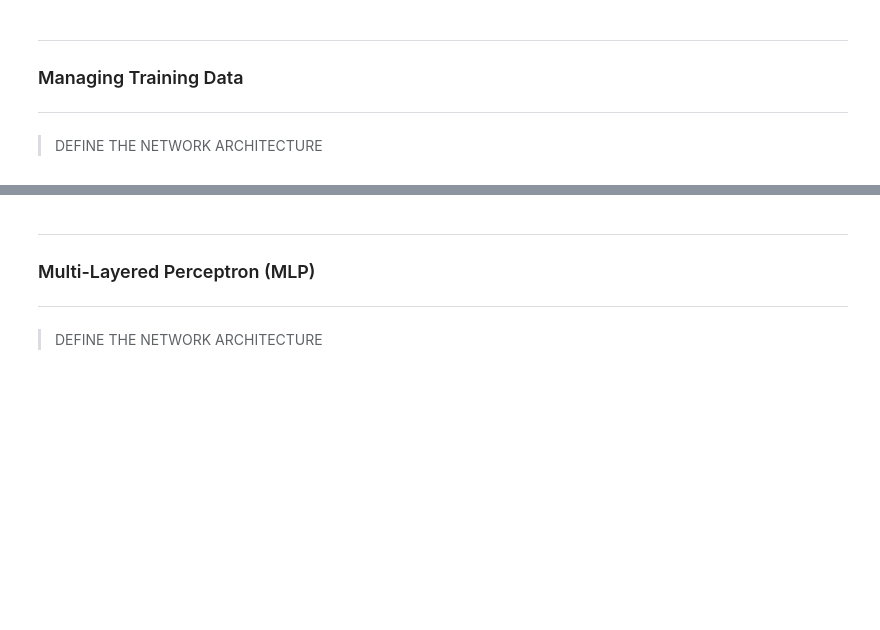
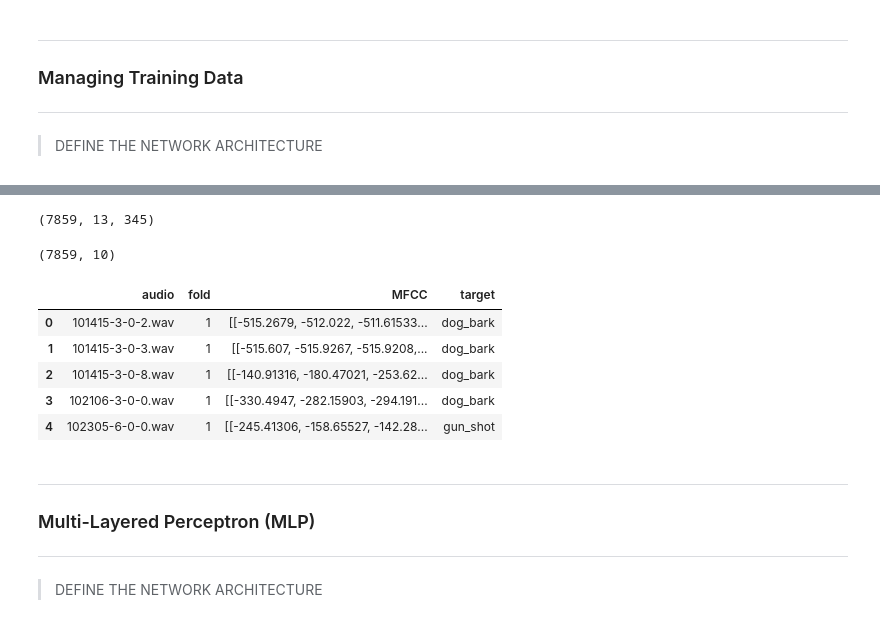
Before and after one commit to EstevesX10/ML2-Urban-Sound-Classification, a Jupyter notebook: Urban-Sound-Classification/UrbanSoundClassification.ipynb, the cells around one changed output, grey strips where cells are left out. Drawn from its saved outputs; the diff is of its cells as text; code cells hidden in the pictures; blank space fills up the shorter version.

```diff
--- a/Urban-Sound-Classification/UrbanSoundClassification.ipynb
+++ b/Urban-Sound-Classification/UrbanSoundClassification.ipynb
@@ -469,3 +461,21 @@ array([[0., 0., 0., ..., 0., 0., 0.],
+# %%
+X_train.shape
+# %% [output]
+(7859, 13, 345)
+# %%
+y_train.shape
+# %% [output]
+(7859, 10)
+# %%
+x = pd.read_pickle(pathsConfig['Datasets'][f'Fold-{1}']['Raw-MFCCs-Feature'])
+x.head()
+# %% [output]
+|  | audio | fold | MFCC | target |
+| 0 | 101415-3-0-2.wav | 1 | [[-515.2679, -512.022, -511.61533... | dog_bark |
+| 1 | 101415-3-0-3.wav | 1 | [[-515.607, -515.9267, -515.9208,... | dog_bark |
+| 2 | 101415-3-0-8.wav | 1 | [[-140.91316, -180.47021, -253.62... | dog_bark |
+| 3 | 102106-3-0-0.wav | 1 | [[-330.4947, -282.15903, -294.191... | dog_bark |
+| 4 | 102305-6-0-0.wav | 1 | [[-245.41306, -158.65527, -142.28... | gun_shot |
 # %% [markdown]
 ---
 ### Multi-Layered Perceptron (MLP)
```
Also changed, not shown: parts of 34 cells of this notebook.
